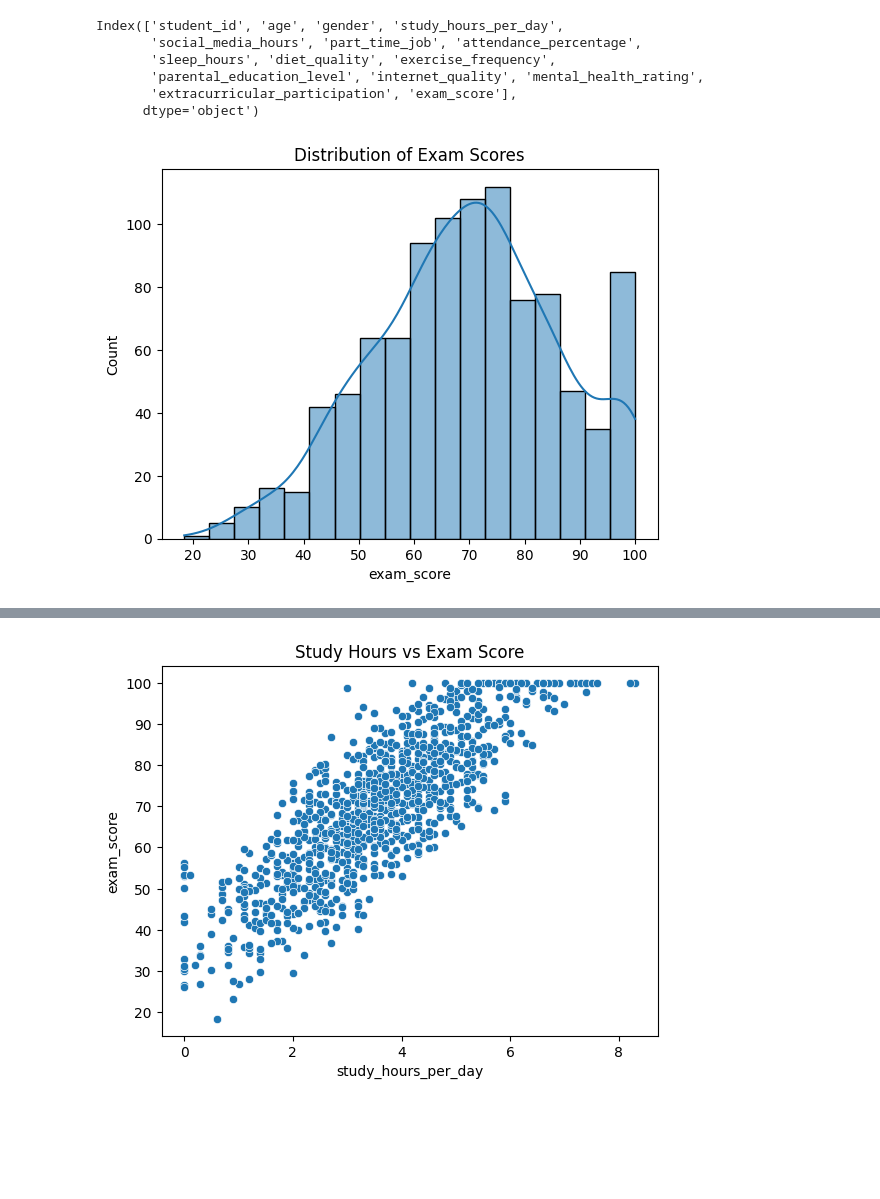
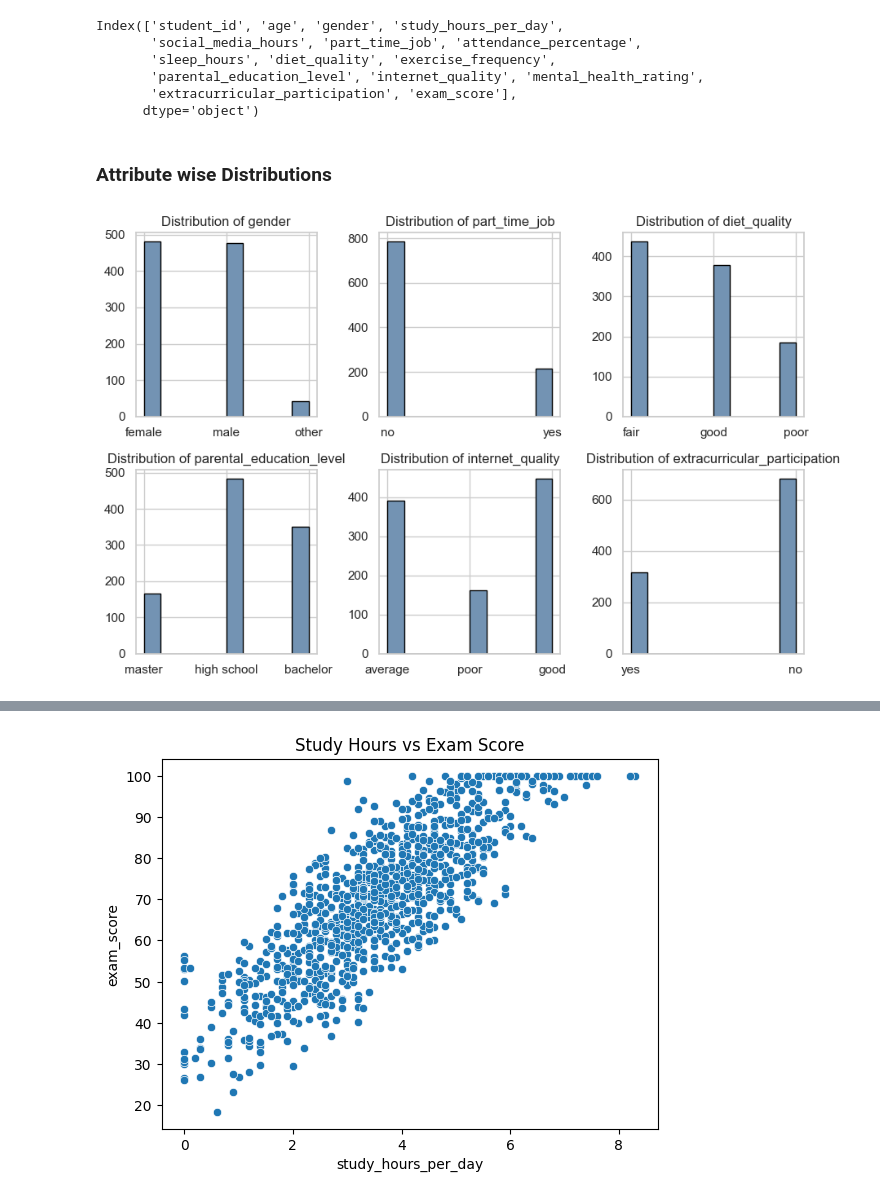
Before and after one commit to manuuu13/data7001_group15_project, a Jupyter notebook: behaviourial_data_clean_EDA.ipynb, the cells around one changed output, grey strips where cells are left out. Cells and saved outputs as stored; diff of their text form; code cells hidden in the pictures; blank space fills up the shorter version.

```diff
--- a/behaviourial_data_clean_EDA.ipynb
+++ b/behaviourial_data_clean_EDA.ipynb
@@ -2,6 +2,9 @@
 import pandas as pd
 import numpy as np
 import openpyxl
+import seaborn as sns
+import matplotlib.pyplot as plt
+sns.set(style="whitegrid")
 # %%
 df = pd.read_excel("student_habits_performance.xlsx")
 df.head()
@@ -122,7 +122,18 @@ import matplotlib.pyplot as plt
-# %%
-#distribution of exam score
-sns.histplot(df['exam_score'], kde=True)
-plt.title("Distribution of Exam Scores")
-plt.show()
-# %% [output]
-[figure, removed]
+# %% [markdown]
+### Attribute wise Distributions
+# %%
+cat_col = df.select_dtypes(include='object').columns
+cat_col = [col for col in cat_col]
+cat_col.remove('student_id')
+cat_col
+plt.figure(figsize=(9,6))
+for i in range(6):
+    plt.subplot(2, 3, i+1)
+
+    plt.hist(df[cat_col[i]], color='#7393B3', edgecolor='black')
+    plt.title(f'Distribution of {cat_col[i]}')
+
+plt.tight_layout()
+plt.show()
+# %% [output]
+[figure, added]
```
Also changed, not shown: parts of 22 cells of this notebook.
